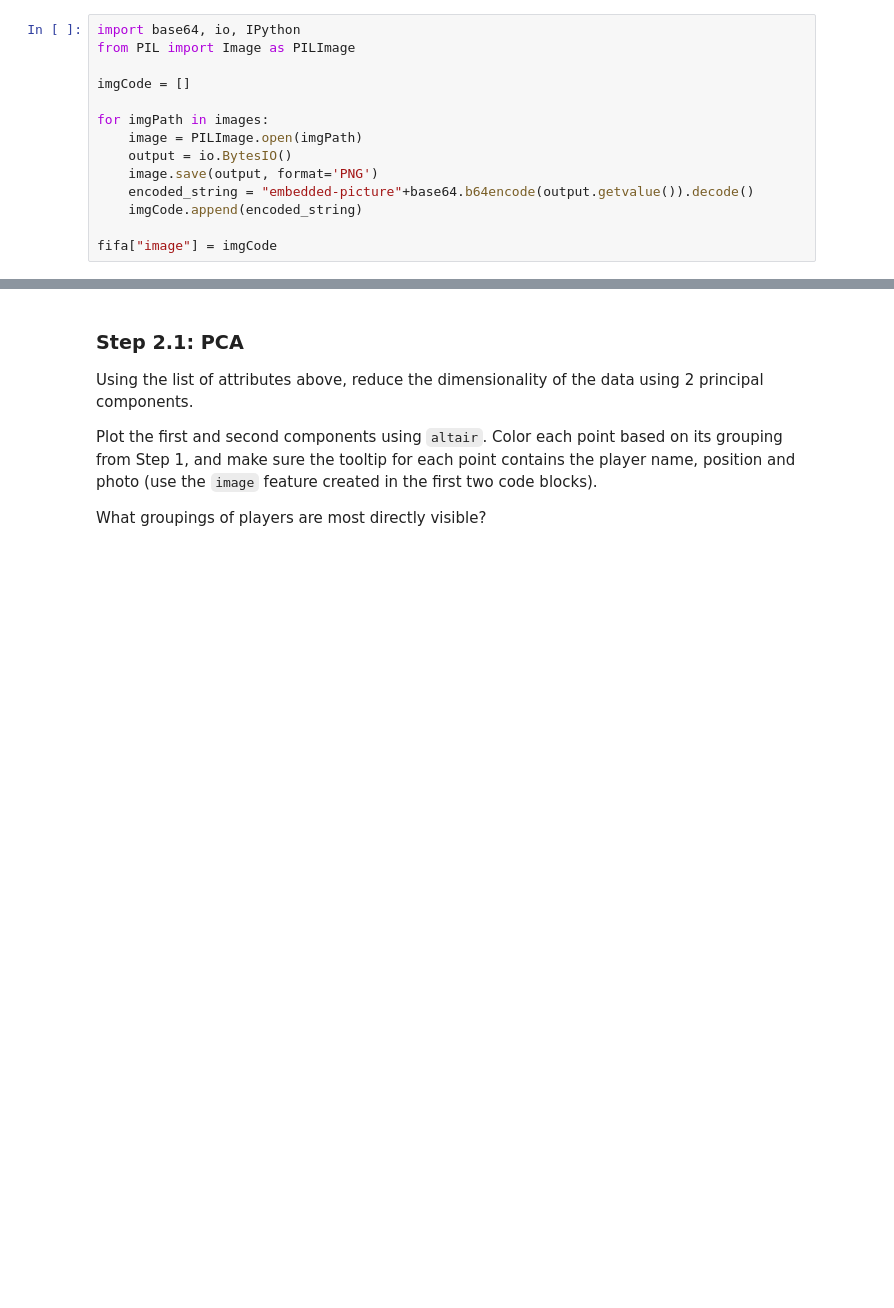
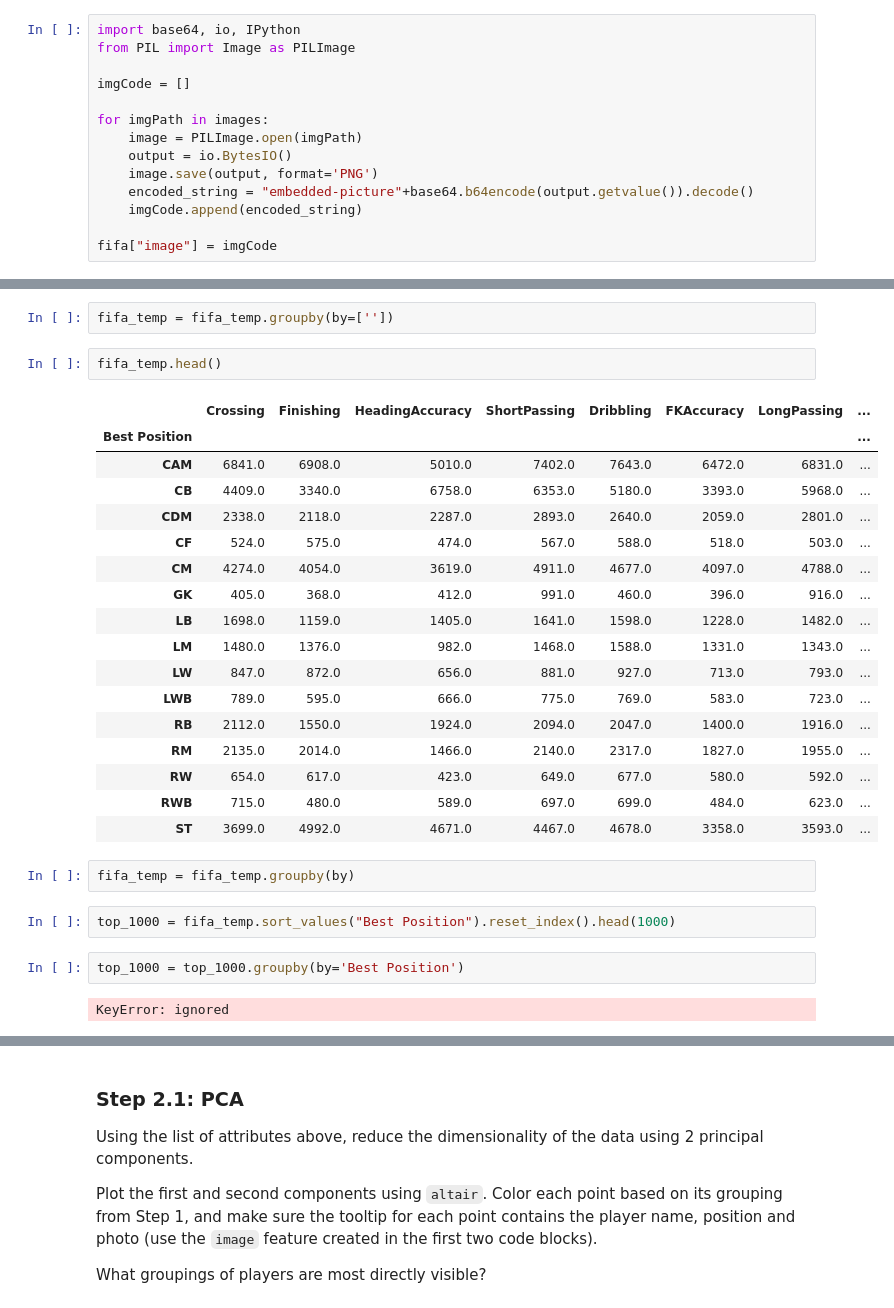
Before and after one commit to VishalShah1999/Visulization_ML, a Jupyter notebook: HW4_Dimensionality_Reduction.ipynb, the cells around one changed output, grey strips where cells are left out. Cells and saved outputs as stored; diff of their text form; blank space fills up the shorter version.

```diff
--- a/HW4_Dimensionality_Reduction.ipynb
+++ b/HW4_Dimensionality_Reduction.ipynb
@@ -65,0 +89,30 @@ Below is a diagram of the soccer positions and their groupings.
+# %%
+fifa_temp = fifa_temp.groupby(by=[''])
+# %%
+fifa_temp.head()
+# %% [output]
+|  | Crossing | Finishing | HeadingAccuracy | ShortPassing | Dribbling | FKAccuracy | LongPassing | ... |
+| Best Position |  |  |  |  |  |  |  | ... |
+| CAM | 6841.0 | 6908.0 | 5010.0 | 7402.0 | 7643.0 | 6472.0 | 6831.0 | ... |
+| CB | 4409.0 | 3340.0 | 6758.0 | 6353.0 | 5180.0 | 3393.0 | 5968.0 | ... |
+| CDM | 2338.0 | 2118.0 | 2287.0 | 2893.0 | 2640.0 | 2059.0 | 2801.0 | ... |
+| CF | 524.0 | 575.0 | 474.0 | 567.0 | 588.0 | 518.0 | 503.0 | ... |
+| CM | 4274.0 | 4054.0 | 3619.0 | 4911.0 | 4677.0 | 4097.0 | 4788.0 | ... |
+| GK | 405.0 | 368.0 | 412.0 | 991.0 | 460.0 | 396.0 | 916.0 | ... |
+| LB | 1698.0 | 1159.0 | 1405.0 | 1641.0 | 1598.0 | 1228.0 | 1482.0 | ... |
+| LM | 1480.0 | 1376.0 | 982.0 | 1468.0 | 1588.0 | 1331.0 | 1343.0 | ... |
+| LW | 847.0 | 872.0 | 656.0 | 881.0 | 927.0 | 713.0 | 793.0 | ... |
+| LWB | 789.0 | 595.0 | 666.0 | 775.0 | 769.0 | 583.0 | 723.0 | ... |
+| RB | 2112.0 | 1550.0 | 1924.0 | 2094.0 | 2047.0 | 1400.0 | 1916.0 | ... |
+| RM | 2135.0 | 2014.0 | 1466.0 | 2140.0 | 2317.0 | 1827.0 | 1955.0 | ... |
+| RW | 654.0 | 617.0 | 423.0 | 649.0 | 677.0 | 580.0 | 592.0 | ... |
+| RWB | 715.0 | 480.0 | 589.0 | 697.0 | 699.0 | 484.0 | 623.0 | ... |
+| ST | 3699.0 | 4992.0 | 4671.0 | 4467.0 | 4678.0 | 3358.0 | 3593.0 | ... |
+# %%
+fifa_temp = fifa_temp.groupby(by)
+# %%
+top_1000 = fifa_temp.sort_values("Best Position").reset_index().head(1000)
+# %%
+top_1000 = top_1000.groupby(by='Best Position')
+# %% [output]
+KeyError: ignored
```
Also changed, not shown: parts of 7 cells of this notebook.
